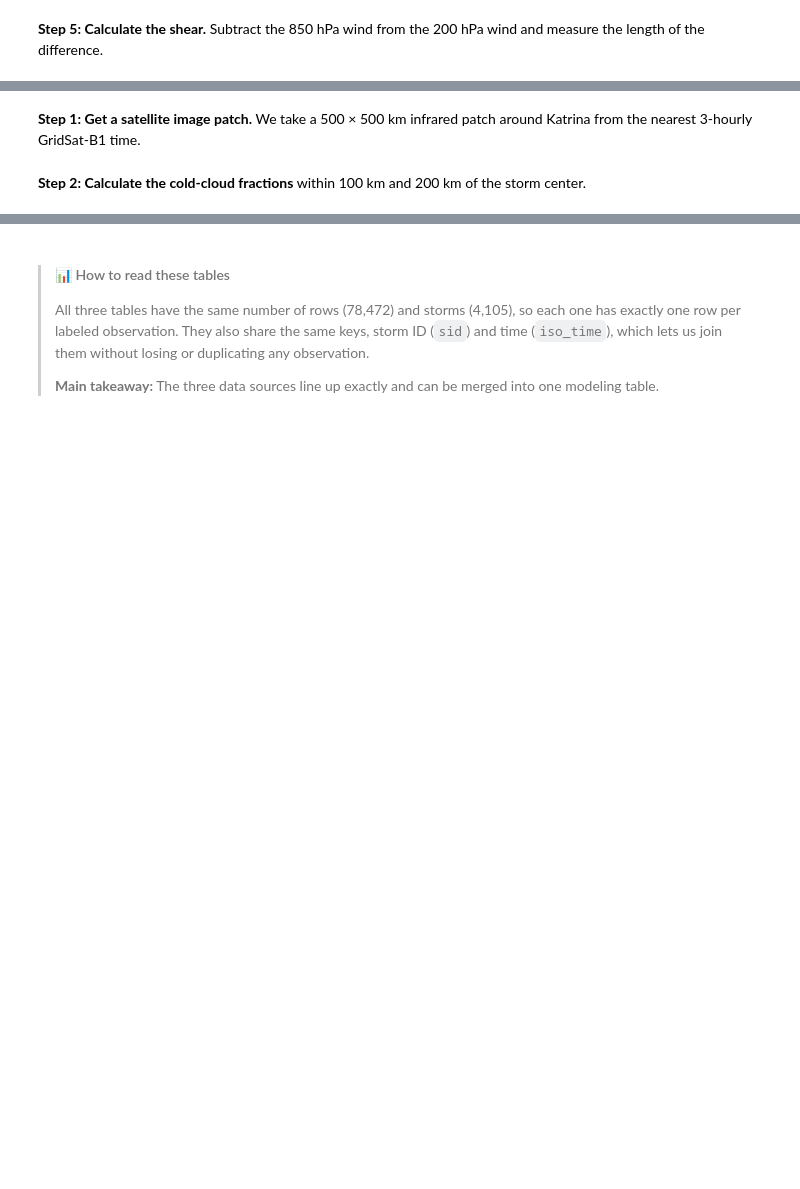
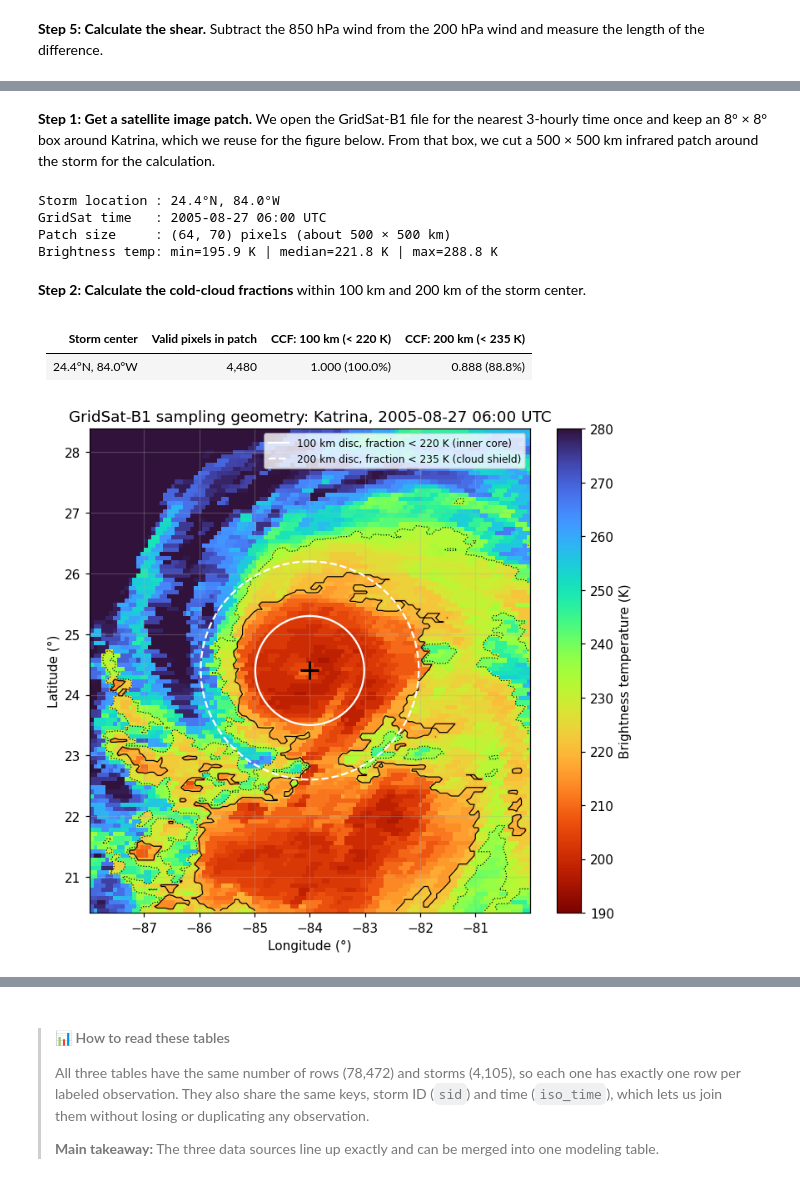
Before and after one commit to sukhadaghewari/tropicalcycloneriprediction, a Jupyter notebook: notebook/tropicalcyclone_rapidintensification.ipynb, the cells around one changed output, grey strips where cells are left out. Saved outputs shown, nothing was run; the diff lists cells and outputs as text; code cells hidden in the pictures; blank space fills up the shorter version.

```diff
--- a/notebook/tropicalcyclone_rapidintensification.ipynb
+++ b/notebook/tropicalcyclone_rapidintensification.ipynb
@@ -1724,27 +1967,40 @@ We use the same Katrina observation as before (27 August 2005, 06:00 UTC, at 24.
 # %% [markdown]
-**Step 1: Get a satellite image patch.** We take a 500 × 500 km infrared patch around Katrina from the nearest 3-hourly GridSat-B1 time.
+**Step 1: Get a satellite image patch.** We open the GridSat-B1 file for the nearest 3-hourly time once and keep an 8° × 8° box around Katrina, which we reuse for the figure below. From that box, we cut a 500 × 500 km infrared patch around the storm for the calculation.
 # %%
-# Match storm to nearest 3-hourly GridSat-B1 observation and extract a 500 × 500 km
-# infrared brightness-temperature (irwin_cdr) patch centered on the storm location.
+# Match the storm to the nearest 3-hourly GridSat-B1 time and open that file once,
+# from the NOAA open-data mirror on AWS. We keep a box of ±4° around the storm
+# (used for the figure below) and cut a 500 × 500 km patch from it for the calculation.
 slot = pd.Timestamp(example_storm_time, tz="UTC").round("3h")
-gridsat_lon = example_storm_lon - 360
+gridsat_lon = ((example_storm_lon + 180) % 360) - 180   # 0–360° longitude → GridSat's −180° to 180°
+domain_half_width = 4.0                                 # degrees, half the width of the box we keep
 
 url = (f"https://noaa-cdr-gridsat-b1-pds.s3.amazonaws.com/data/{slot.year}/"
        f"GRIDSAT-B1.{slot.year}.{slot.month:02d}.{slot.day:02d}.{slot.hour:02d}.v02r01.nc")
+
+with fsspec.open(url, block_size=2**20) as gridsat_file:
+    gridsat_ir = (xr.open_dataset(gridsat_file, engine="h5netcdf", decode_times=False)["irwin_cdr"]
+                  .isel(time=0)
+                  .sel(lat=slice(example_storm_lat - domain_half_width, example_storm_lat + domain_half_width),
+                       lon=slice(gridsat_lon - domain_half_width, gridsat_lon + domain_half_width))
+                  .load())  # read the box into memory before the file closes
+
+# 500 × 500 km patch (250 km on each side of the storm center)
 box_lat = 250 / KM_PER_DEG
 box_lon = 250 / (KM_PER_DEG * np.cos(np.radians(example_storm_lat)))
-
-patch = (xr.open_dataset(fsspec.open(url, block_size=2**20).open(),
-                         engine="h5netcdf", decode_times=False)["irwin_cdr"]
-         .isel(time=0)
-         .sel(lat=slice(example_storm_lat - box_lat, example_storm_lat + box_lat),
-              lon=slice(gridsat_lon - box_lon, gridsat_lon + box_lon)))
+patch = gridsat_ir.sel(lat=slice(example_storm_lat - box_lat, example_storm_lat + box_lat),
+                       lon=slice(gridsat_lon - box_lon, gridsat_lon + box_lon))
 ir = patch.values
 
-print(f"Storm location : {example_storm_lat:.2f}°N, {example_storm_lon:.2f}°E")
+lon_label = f"{abs(gridsat_lon):.1f}°{'W' if gridsat_lon < 0 else 'E'}"
+print(f"Storm location : {example_storm_lat:.1f}°N, {lon_label}")
 print(f"GridSat time   : {slot:%Y-%m-%d %H:%M} UTC")
-print(f"Patch size     : {ir.shape} pixels (~500 × 500 km)")
+print(f"Patch size     : {ir.shape} pixels (about 500 × 500 km)")
 print(f"Brightness temp: min={np.nanmin(ir):.1f} K | median={np.nanmedian(ir):.1f} K | max={np.nanmax(ir):.1f} K")
+# %% [output]
+Storm location : 24.4°N, 84.0°W
+GridSat time   : 2005-08-27 06:00 UTC
+Patch size     : (64, 70) pixels (about 500 × 500 km)
+Brightness temp: min=195.9 K | median=221.8 K | max=288.8 K
 # %% [markdown]
 **Step 2: Calculate the cold-cloud fractions** within 100 km and 200 km of the storm center.
 # %%
@@ -1760,47 +2016,51 @@ derived_100 = float((ir[(distance <= 100) & observed] < 220).mean())
 derived_200 = float((ir[(distance <= 200) & observed] < 235).mean())
 
 display(Markdown(f"""
-| **Storm Center** | **Valid Pixels** | **CCF: 100 km (<220 K)** | **CCF: 200 km (<235 K)** |
+| **Storm center** | **Valid pixels in patch** | **CCF: 100 km (< 220 K)** | **CCF: 200 km (< 235 K)** |
 |:---:|---:|---:|---:|
-| **{example_storm_lat:.2f}°N, {example_storm_lon:.2f}°E** | **{observed.sum():,}** | **{derived_100:.3f} ({derived_100:.1%})** | **{derived_200:.3f} ({derived_200:.1%})** |
+| {example_storm_lat:.1f}°N, {lon_label} | {observed.sum():,} | {derived_100:.3f} ({derived_100:.1%}) | {derived_200:.3f} ({derived_200:.1%}) |
 """))
+# %% [output]
+
+| **Storm center** | **Valid pixels in patch** | **CCF: 100 km (< 220 K)** | **CCF: 200 km (< 235 K)** |
+|:---:|---:|---:|---:|
+| 24.4°N, 84.0°W | 4,480 | 1.000 (100.0%) | 0.888 (88.8%) |
 # %%
-# @title GridSat-B1: Katrina: cold-cloud sampling geometry
+# @title GridSat-B1 cold-cloud sampling geometry for Katrina
 
-plot_lat, plot_lon = example_storm_lat, example_storm_lon
-plot_time = pd.Timestamp(example_storm_time)
-plot_lon_180 = ((plot_lon + 180) % 360) - 180
-domain_half_width = 4.0
+# Reuse the ±4° box `gridsat_ir` opened in Step 1 (no second download)
+plot_lat, plot_lon_180 = example_storm_lat, gridsat_lon
 
-gridsat_url = f"https://www.ncei.noaa.gov/data/geostationary-ir-channel-brightness-temperature-gridsat-b1/access/{plot_time:%Y}/GRIDSAT-B1.{plot_time:%Y.%m.%d.%H}.v02r01.nc"
-gridsat_file = gridsat_url.split("/")[-1]
-!wget -q -nc {gridsat_url}
-
-gridsat_ds = xr.open_dataset(gridsat_file).isel(time=0).sel(lat=slice(plot_lat-domain_half_width, plot_lat+domain_half_width), lon=slice(plot_lon_180-domain_half_width, plot_lon_180+domain_half_width))
-
+# Points on a circle of constant distance around the storm center
 def create_distance_ring(distance_km, num_points=361):
-    """Create a constant-distance circle around the storm center."""
     storm_lat_rad, storm_lon_rad = np.deg2rad(plot_lat), np.deg2rad(plot_lon_180)
     bearing_rad = np.deg2rad(np.linspace(0, 360, num_points))
     angular_distance = distance_km / EARTH_R_KM
     ring_lat_rad = np.arcsin(np.sin(storm_lat_rad)*np.cos(angular_distance) + np.cos(storm_lat_rad)*np.sin(angular_distance)*np.cos(bearing_rad))
     ring_lon_rad = storm_lon_rad + np.arctan2(np.sin(bearing_rad)*np.sin(angular_distance)*np.cos(storm_lat_rad), np.cos(angular_distance)-np.sin(storm_lat_rad)*np.sin(ring_lat_rad))
     return np.rad2deg(ring_lon_rad), np.rad2deg(ring_lat_rad)
 
 fig, ax = plt.subplots(figsize=(7, 6), constrained_layout=True)
-image = ax.pcolormesh(gridsat_ds.lon, gridsat_ds.lat, gridsat_ds.irwin_cdr.values, cmap="turbo_r", vmin=190, vmax=280)
+image = ax.pcolormesh(gridsat_ir.lon, gridsat_ir.lat, gridsat_ir.values, cmap="turbo_r", vmin=190, vmax=280)
 fig.colorbar(image, ax=ax, label="Brightness temperature (K)")
 
-ax.contour(gridsat_ds.lon, gridsat_ds.lat, gridsat_ds.irwin_cdr.values, levels=[220], colors="k", linewidths=0.8)
-ax.contour(gridsat_ds.lon, gridsat_ds.lat, gridsat_ds.irwin_cdr.values, levels=[235], colors="k", linewidths=0.8, linestyles=":")
+# Solid black line: 220 K contour. Dotted black line: 235 K contour.
+ax.contour(gridsat_ir.lon, gridsat_ir.lat, gridsat_ir.values, levels=[220], colors="k", linewidths=0.8)
+ax.contour(gridsat_ir.lon, gridsat_ir.lat, gridsat_ir.values, levels=[235], colors="k", linewidths=0.8, linestyles=":")
 
 ax.plot(*create_distance_ring(100), "w-", lw=1.5, label="100 km disc, fraction < 220 K (inner core)")
 ax.plot(*create_distance_ring(200), "w--", lw=1.5, label="200 km disc, fraction < 235 K (cloud shield)")
 ax.plot(plot_lon_180, plot_lat, "k+", ms=14, mew=2)
 
-ax.set(xlabel="Longitude", ylabel="Latitude", title=f"GridSat-B1 sampling geometry: {example_storm_id}, {example_storm_name} at {plot_time:%Y-%m-%d %H:%M}Z")
+# One degree of longitude is shorter than one degree of latitude away from the equator.
+# Stretching the axes by 1 / cos(latitude) makes the distance rings look like circles.
+ax.set_aspect(1 / np.cos(np.radians(plot_lat)))
+ax.set(xlabel="Longitude (°)", ylabel="Latitude (°)",
+       title=f"GridSat-B1 sampling geometry: {example_storm_name.title()}, {slot:%Y-%m-%d %H:%M} UTC")
 ax.legend(loc="upper right", fontsize=8)
 plt.show()
+# %% [output]
+[figure, added]
 # %% [markdown]
 > #### 📊 How to read this figure
 >
```
Also changed, not shown: parts of 209 cells of this notebook, 7 other files.
